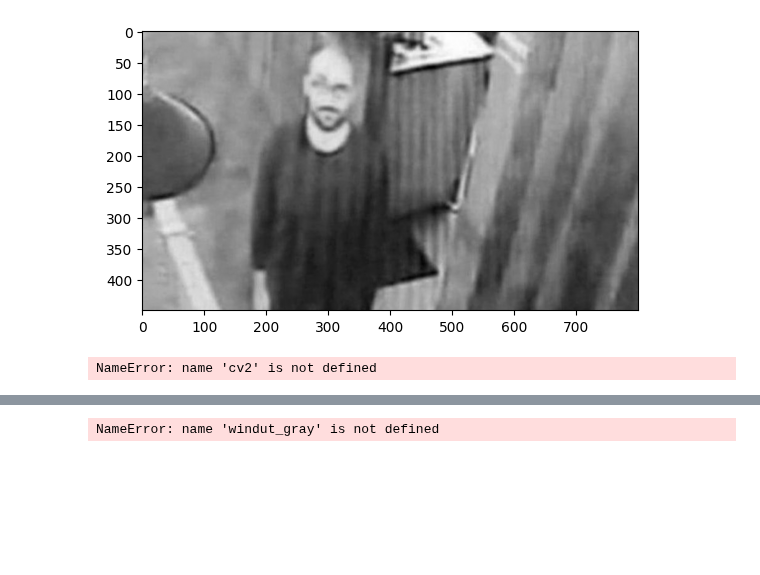
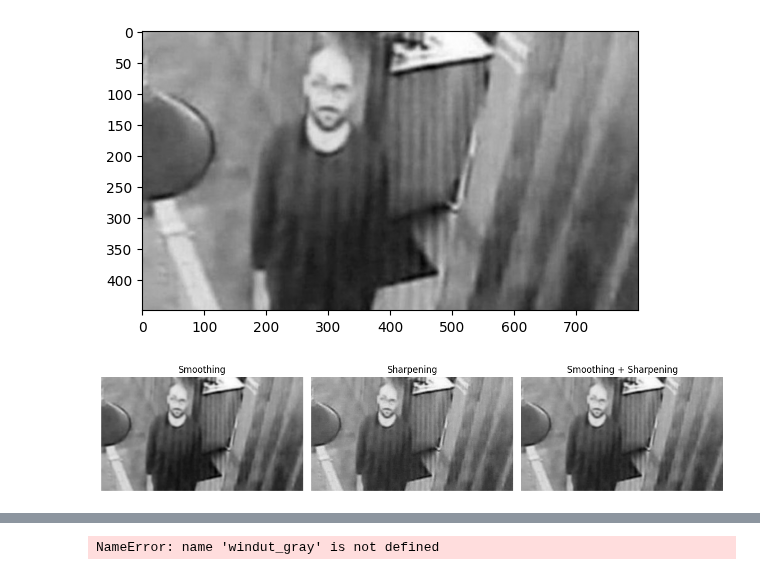
Before and after one commit to praktikum-pcd-2026/jurnal-modul-3-alp-muhammadikbal05146-ship-it, a Jupyter notebook: Modul3_F1D02410141_Muhammad ikbal.ipynb, the cells around one changed output, grey strips where cells are left out. Drawn from its saved outputs; the diff is of its cells as text; code cells hidden in the pictures; blank space fills up the shorter version.

```diff
--- a/Modul3_F1D02410141_Muhammad ikbal.ipynb
+++ b/Modul3_F1D02410141_Muhammad ikbal.ipynb
@@ -11,76 +11,39 @@ plt.show()
 # %% [output]
 [figure]
 # %%
-img = cv2.imread('backup.png', 0)
+img = cv2.imread('backup.jpg', 0)
 
-if img is None:
-    raise FileNotFoundError("Gambar tidak ditemukan!")
-
-mean3 = cv2.blur(img, (3, 3))
-mean9 = cv2.blur(img, (9, 9))
-
-median3 = cv2.medianBlur(img, 3)
-median9 = cv2.medianBlur(img, 9)
-
-def mode_filter(image, ksize):
-    pad = ksize // 2
-    padded = np.pad(image, pad, mode='edge')
-    output = np.zeros_like(image)
-
-    for i in range(image.shape[0]):
-        for j in range(image.shape[1]):
-            area = padded[i:i+ksize, j:j+ksize]
-
-            values, counts = np.unique(area, return_counts=True)
-            output[i, j] = values[np.argmax(counts)]
-
-    return output
-
-mode3 = mode_filter(img, 3)
-mode9 = mode_filter(img, 9)
+smoothing = cv2.GaussianBlur(img, (7, 7), 0)
 
 kernel_sharp = np.array([
     [0, -1, 0],
     [-1, 5, -1],
     [0, -1, 0]
 ])
 
-sharpened = cv2.filter2D(img, -1, kernel_sharp)
+sharpening = cv2.filter2D(img, -1, kernel_sharp)
 
-smoothed = cv2.GaussianBlur(img, (7, 7), 0)
+smooth_sharp = cv2.filter2D(smoothing, -1, kernel_sharp)
 
-titles = [
-    "Mean Filter (3x3)",
-    "Mean Filter (9x9)",
-    "Median Filter (3x3)",
-    "Median Filter (9x9)",
-    "Mode Filter (3x3)",
-    "Mode Filter (9x9)",
-    "Sharpened Image",
-    "Smoothed Image"
-]
+plt.figure(figsize=(12, 4))
 
-images = [
-    mean3,
-    mean9,
-    median3,
-    median9,
-    mode3,
-    mode9,
-    sharpened,
-    smoothed
-]
+plt.subplot(1, 3, 1)
+plt.imshow(smoothing, cmap='gray')
+plt.title('Smoothing')
+plt.axis('off')
 
-plt.figure(figsize=(14, 7))
+plt.subplot(1, 3, 2)
+plt.imshow(sharpening, cmap='gray')
+plt.title('Sharpening')
+plt.axis('off')
 
-for i in range(8):
-    plt.subplot(2, 4, i + 1)
-    plt.imshow(images[i], cmap='gray')
-    plt.title(titles[i], fontsize=10)
-    plt.axis('off')
+plt.subplot(1, 3, 3)
+plt.imshow(smooth_sharp, cmap='gray')
+plt.title('Smoothing + Sharpening')
+plt.axis('off')
 
 plt.tight_layout()
 plt.show()
 # %% [output]
-NameError: name 'cv2' is not defined
+[figure, added]
 # %%
```
Also changed, not shown: parts of 3 cells of this notebook.
